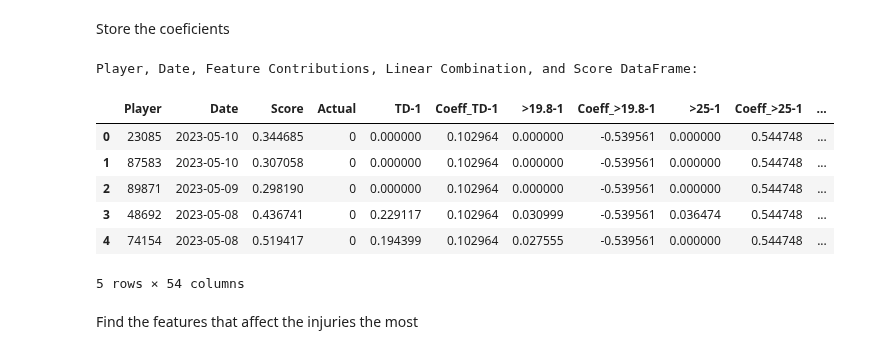
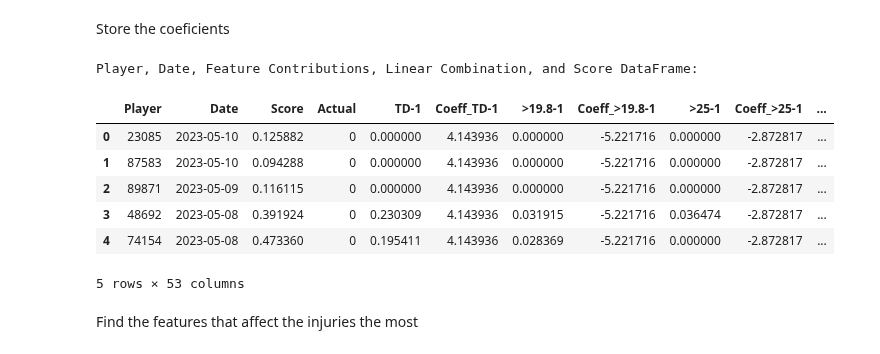
Before and after one commit to Tommy-Las/WatfordFC, a Jupyter notebook: ML_Model.ipynb, the cells around one changed output. Saved outputs shown, nothing was run; the diff lists cells and outputs as text; code cells hidden in the pictures.

```diff
--- a/ML_Model.ipynb
+++ b/ML_Model.ipynb
@@ -186,8 +275,18 @@ X = df_sorted[metrics_train]
 y = df_sorted['Injury']
 
 # Split the data into training and test sets
-# X_train, X_test, y_train, y_test, player_ids_train, player_ids_test = train_test_split(X, y, player_ids, test_size=0.3, random_state=42, stratify=y)
-X_train, X_test, y_train, y_test, extra_cols_train, extra_cols_test = train_test_split(X, y, extra_cols, test_size=0.2, random_state=42)
+# X_train, X_test, y_train, y_test, extra_cols_train, extra_cols_test = train_test_split(X, y, extra_cols, test_size=0.3, random_state=42, stratify=y)
+X_train, X_test, y_train, y_test, extra_cols_train, extra_cols_test = train_test_split(X, y, extra_cols, test_size=0.3, random_state=42)
+
+X_train.drop(columns=['Injury'], inplace=True)
+X_test.drop(columns=['Injury'], inplace=True)
+
+X_train.reset_index(drop=True, inplace=True)
+X_test.reset_index(drop=True, inplace=True)
+y_train.reset_index(drop=True, inplace=True)
+y_test.reset_index(drop=True, inplace=True)
+extra_cols_train.reset_index(drop=True, inplace=True)
+extra_cols_test.reset_index(drop=True, inplace=True)
 # %% [markdown]
 ## SMOTE or SMOTEEN oversampling technique
 # %%
@@ -218,7 +317,7 @@ Name: count, dtype: int64
 Initialize logistic regression and normalize the data
 # %%
 # Create the model
-logistic_model = LogisticRegression(random_state=42, max_iter=1000, class_weight='balanced')
+logistic_model = LogisticRegression(random_state=42, max_iter=1000)
 
 scaler = MinMaxScaler()
 X_train_scaled = scaler.fit_transform(X_train)
@@ -233,7 +332,7 @@ X_all = X_train_scaled  # Scaled features
 y_all = y_train.values  # Labels
 
 # Start with a small labeled dataset from the bottom of the sorted DataFrame
-initial_samples = 450  # Number of initial samples
+initial_samples = 2000  # Number of initial samples
 X_train_active = X_all[-initial_samples:]  # Select the last `initial_samples` rows
 y_train_active = y_all[-initial_samples:]  # Corresponding labels
 
@@ -249,7 +348,7 @@ Remaining pool size: 1275
 # %%
 # Parameters for active learning
-n_iterations = 300  # Number of active learning iterations
-samples_per_iteration = 3  # Samples to add in each iteration
+n_iterations = 100  # Number of active learning iterations
+samples_per_iteration = 10  # Samples to add in each iteration
 
 # To store metrics for visualization
 train_recall_label1_scores = []
@@ -493,42 +592,39 @@ extra_cols_test.reset_index(inplace=True, drop=True)
 
 # Get coefficients and intercept
 coefficients = logistic_model.coef_[0]  # Coefficients
 intercept = logistic_model.intercept_[0]  # Intercept
 features = X_test.columns  # Feature names
 
 # Create the player-score DataFrame
 df_a = pd.DataFrame({
     'Player': extra_cols_test['PlayerID'],
     'Date': extra_cols_test['DATE'],
     'Score': y_test_probs,
     'Actual': y_test.reset_index(drop=True)
 })
 
 # Add feature values and calculate z (linear combination)
 for i, feature in enumerate(features):
     df_a[feature] = X_test_scaled[:, i]  # Add scaled feature values
     df_a[f'Coeff_{feature}'] = coefficients[i]  # Add coefficient for each feature
 
 # Calculate the linear combination (z) for each row
 df_a['Linear_Combination'] = (
     np.dot(X_test_scaled, coefficients) + intercept
 )
 
-# Calculate the probability manually (for verification)
-df_a['Calculated_Score'] = 1 / (1 + np.exp(-df_a['Linear_Combination']))
-
 # Display the resulting DataFrame
 print("\nPlayer, Date, Feature Contributions, Linear Combination, and Score DataFrame:")
 df_a.head()
 # %% [output]
 Player, Date, Feature Contributions, Linear Combination, and Score DataFrame:
 |  | Player | Date | Score | Actual | TD-1 | Coeff_TD-1 | >19.8-1 | Coeff_>19.8-1 | >25-1 | Coeff_>25-1 | ... |
-| 0 | 23085 | 2023-05-10 | 0.344685 | 0 | 0.000000 | 0.102964 | 0.000000 | -0.539561 | 0.000000 | 0.544748 | ... |
-| 1 | 87583 | 2023-05-10 | 0.307058 | 0 | 0.000000 | 0.102964 | 0.000000 | -0.539561 | 0.000000 | 0.544748 | ... |
-| 2 | 89871 | 2023-05-09 | 0.298190 | 0 | 0.000000 | 0.102964 | 0.000000 | -0.539561 | 0.000000 | 0.544748 | ... |
-| 3 | 48692 | 2023-05-08 | 0.436741 | 0 | 0.229117 | 0.102964 | 0.030999 | -0.539561 | 0.036474 | 0.544748 | ... |
-| 4 | 74154 | 2023-05-08 | 0.519417 | 0 | 0.194399 | 0.102964 | 0.027555 | -0.539561 | 0.000000 | 0.544748 | ... |
+| 0 | 23085 | 2023-05-10 | 0.125882 | 0 | 0.000000 | 4.143936 | 0.000000 | -5.221716 | 0.000000 | -2.872817 | ... |
+| 1 | 87583 | 2023-05-10 | 0.094288 | 0 | 0.000000 | 4.143936 | 0.000000 | -5.221716 | 0.000000 | -2.872817 | ... |
+| 2 | 89871 | 2023-05-09 | 0.116115 | 0 | 0.000000 | 4.143936 | 0.000000 | -5.221716 | 0.000000 | -2.872817 | ... |
+| 3 | 48692 | 2023-05-08 | 0.391924 | 0 | 0.230309 | 4.143936 | 0.031915 | -5.221716 | 0.036474 | -2.872817 | ... |
+| 4 | 74154 | 2023-05-08 | 0.473360 | 0 | 0.195411 | 4.143936 | 0.028369 | -5.221716 | 0.000000 | -2.872817 | ... |
-5 rows × 54 columns
+5 rows × 53 columns
 # %% [markdown]
 Find the features that affect the injuries the most
 # %%
```
Also changed, not shown: parts of 28 cells of this notebook, 2 other files.
